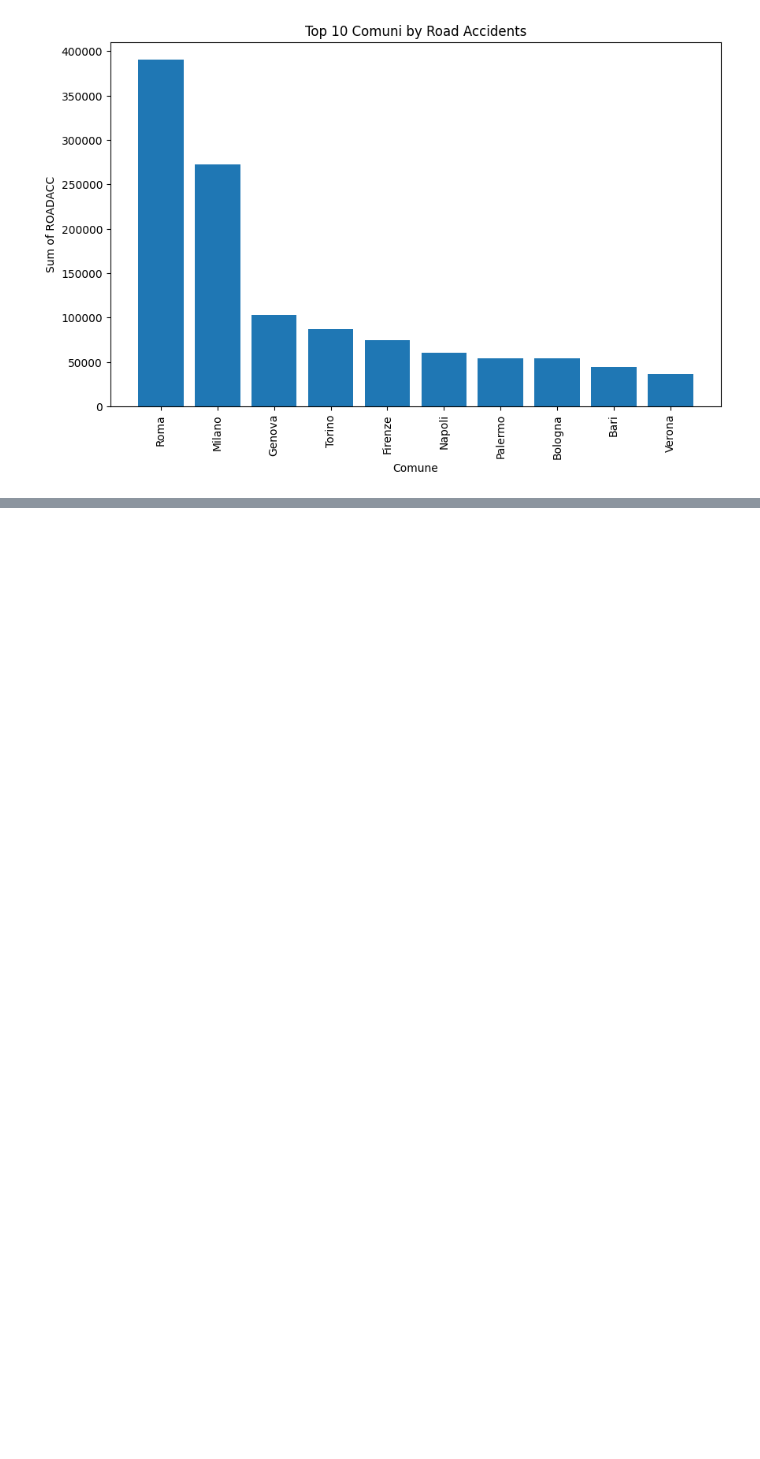
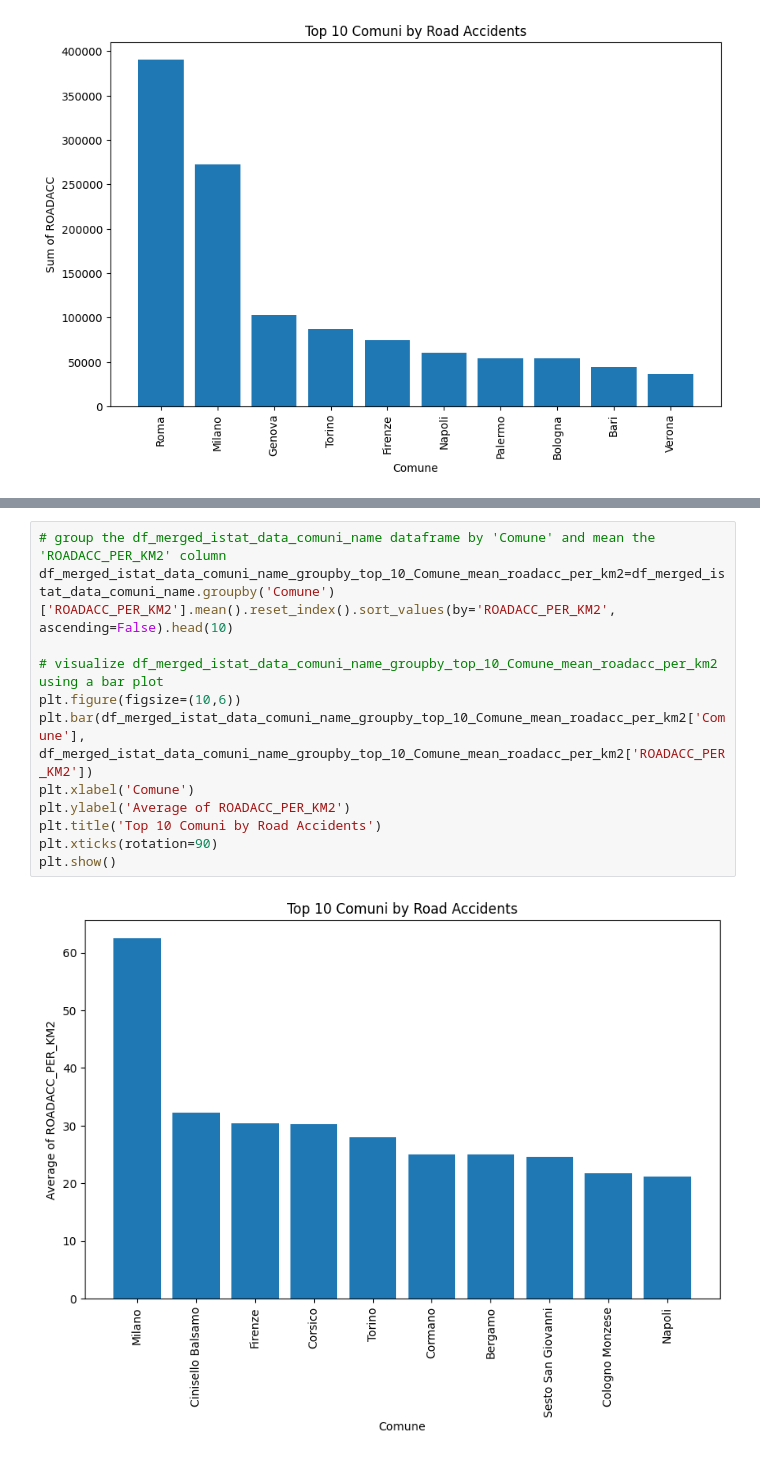
Before and after one commit to gionatacogoli/capstone_project, a Jupyter notebook: notebooks/03_eda.ipynb, the cells around one changed output, grey strips where cells are left out. Cells and saved outputs as stored; diff of their text form; blank space fills up the shorter version.

```diff
--- a/notebooks/03_eda.ipynb
+++ b/notebooks/03_eda.ipynb
@@ -71,0 +92,14 @@ plt.show()
+# %%
+# group the df_merged_istat_data_comuni_name dataframe by 'Comune' and mean the 'ROADACC_PER_KM2' column
+df_merged_istat_data_comuni_name_groupby_top_10_Comune_mean_roadacc_per_km2=df_merged_istat_data_comuni_name.groupby('Comune')['ROADACC_PER_KM2'].mean().reset_index().sort_values(by='ROADACC_PER_KM2', ascending=False).head(10)
+
+# visualize df_merged_istat_data_comuni_name_groupby_top_10_Comune_mean_roadacc_per_km2 using a bar plot
+plt.figure(figsize=(10,6))
+plt.bar(df_merged_istat_data_comuni_name_groupby_top_10_Comune_mean_roadacc_per_km2['Comune'], df_merged_istat_data_comuni_name_groupby_top_10_Comune_mean_roadacc_per_km2['ROADACC_PER_KM2'])
+plt.xlabel('Comune')
+plt.ylabel('Average of ROADACC_PER_KM2')
+plt.title('Top 10 Comuni by Road Accidents')
+plt.xticks(rotation=90)
+plt.show()
+# %% [output]
+[figure, added]
```
Also changed, not shown: parts of 5 cells of this notebook.
